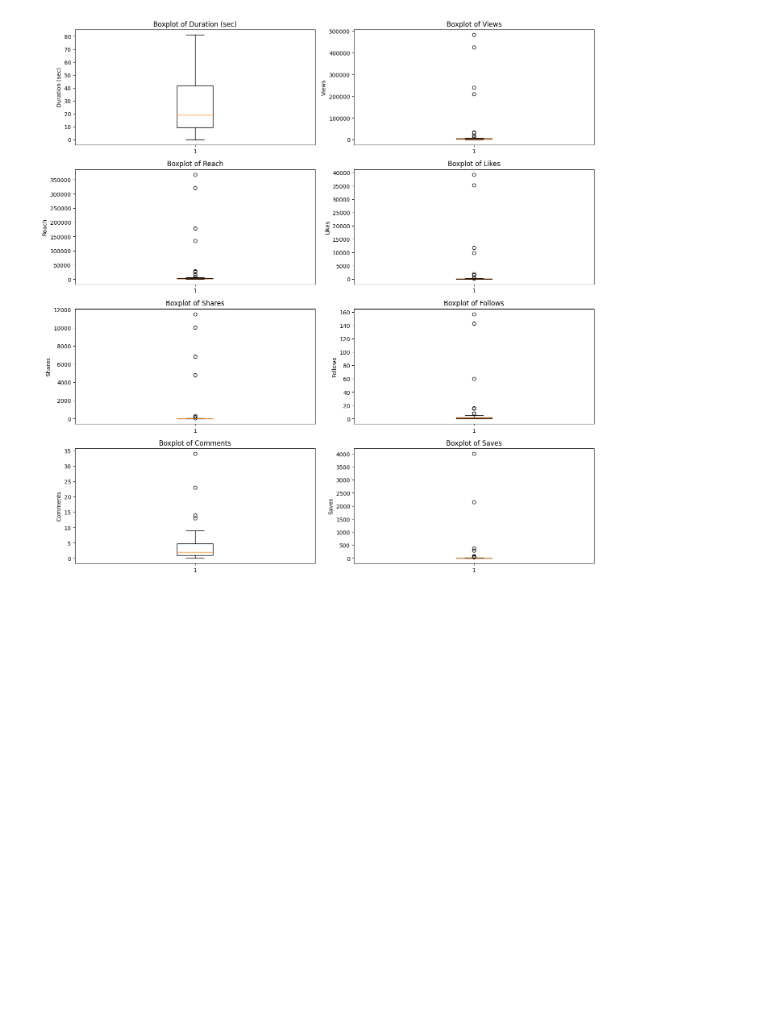
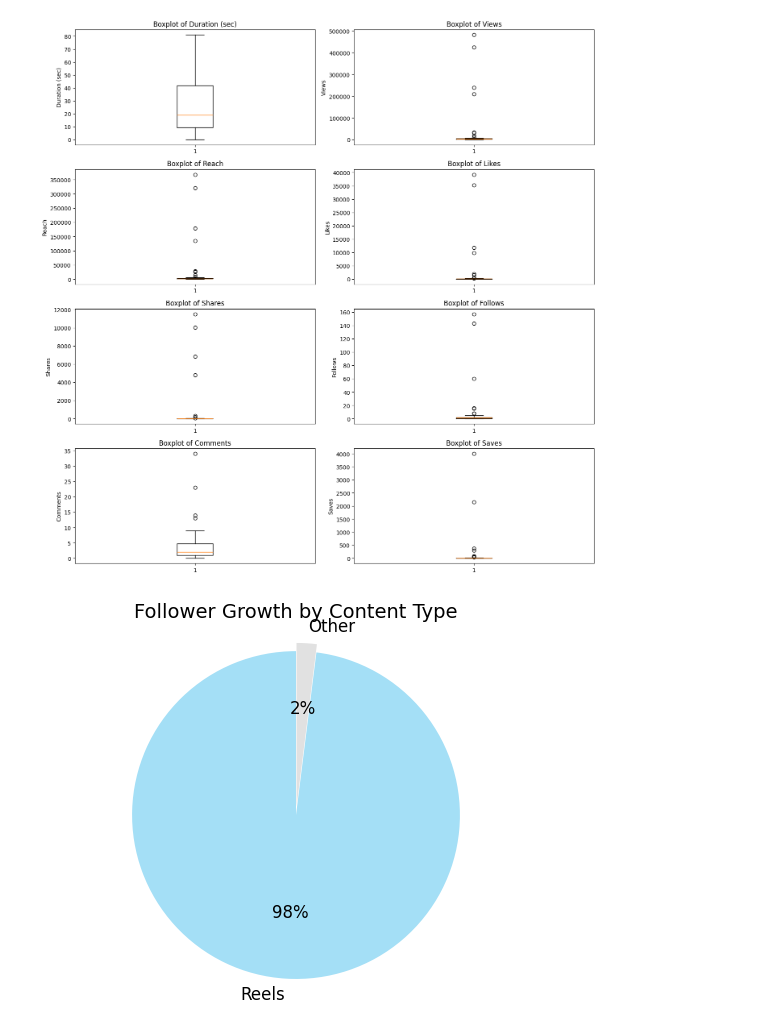
Before and after one commit to ginnyjtm/Marketing, a Jupyter notebook: Content_performance/content.ipynb, the cells around one changed output. Cells and saved outputs as stored; diff of their text form; code cells hidden in the pictures; blank space fills up the shorter version.

Commit message:
more graph and README

```diff
--- a/Content_performance/content.ipynb
+++ b/Content_performance/content.ipynb
@@ -78,3 +117,29 @@ plt.tight_layout()
 plt.show()
 # %% [output]
 [figure]
+# %%
+total_follows = df["Follows"].sum()
+
+reels_follows = df[df["Post type"] == "IG reel"]["Follows"].sum()
+carousel_follows = df[df["Post type"] =="IG carousel"]["Follows"].sum()
+image_follows = df[df["Post type"] == "IG image"]["Follows"].sum()
+
+reels_percentage = (reels_follows / total_follows) * 100
+carousel_percentage = (carousel_follows / total_follows) * 100
+image_percentage = (image_follows / total_follows) * 100
+
+#based on calculation found Reels generated 98% follows while Carousel made 1.8% and image made nothing.
+#So pie chart will combine number of Carousel and Image into Other.
+
+labels = ['Reels', 'Other']
+sizes = [reels_percentage, (carousel_percentage + image_percentage)]
+colors = ["#a4dff6", "#e1e1e1"]
+explode = (0.05, 0)
+
+plt.pie(sizes, explode=explode, labels=labels, colors=colors,
+        autopct='%1.0f%%', startangle=90, textprops={'fontsize': 12})
+plt.title('Follower Growth by Content Type', fontsize=14)
+plt.axis('equal')
+plt.show()
+# %% [output]
+[figure, added]
```
Also changed, not shown: parts of 4 cells of this notebook, 2 other files.
